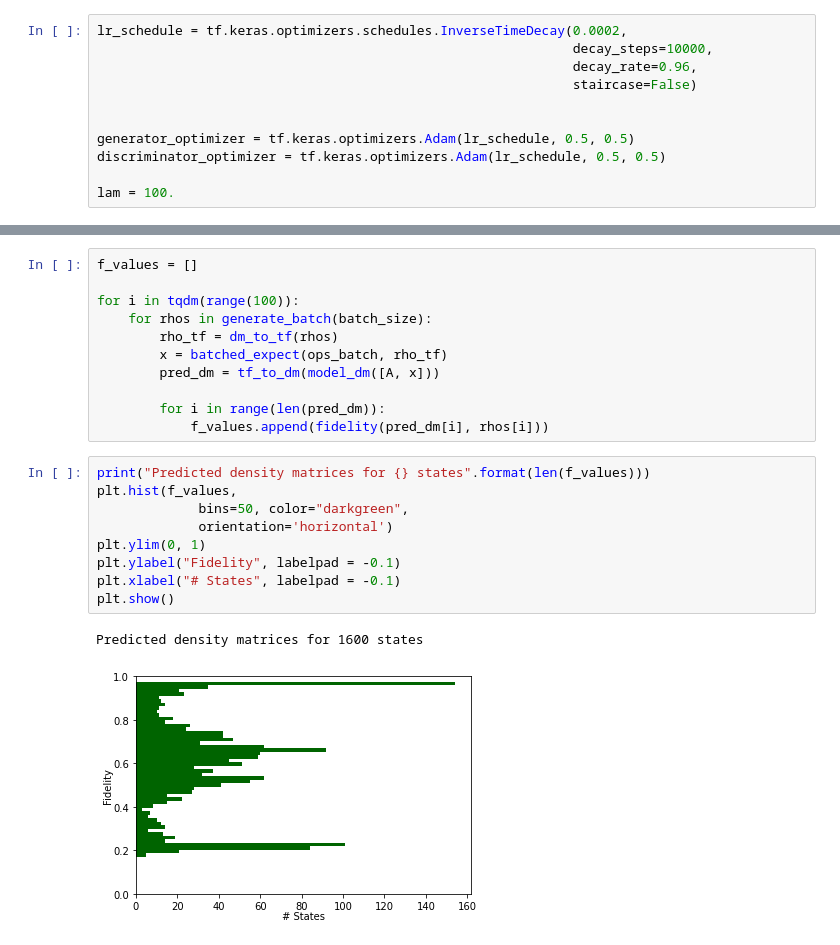
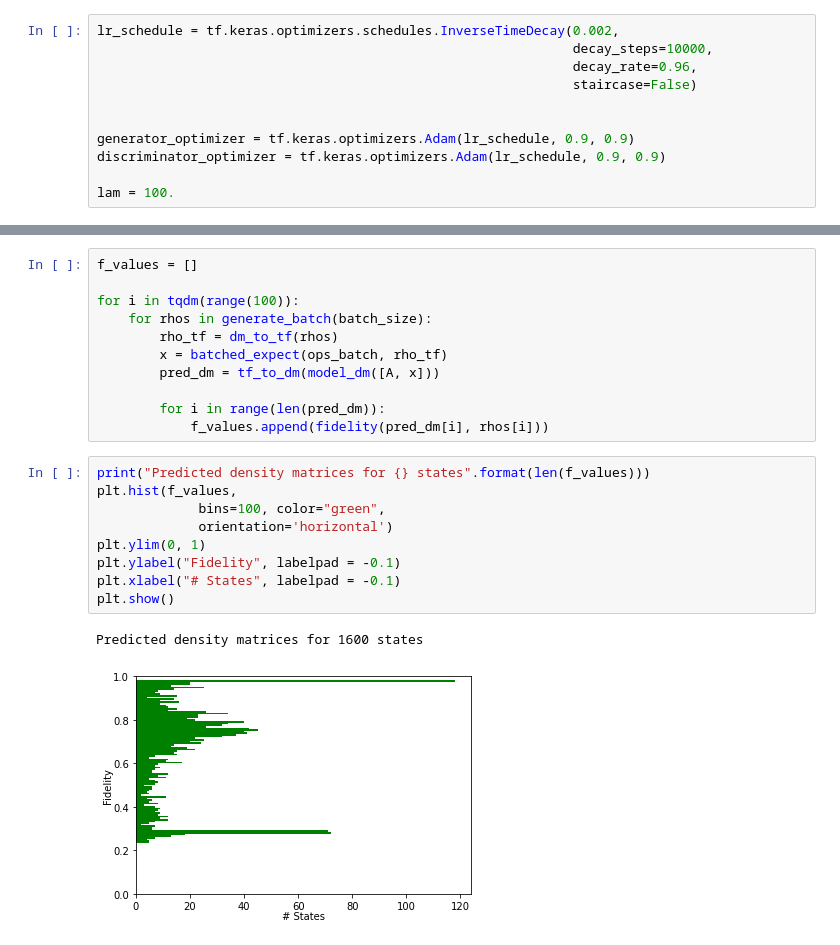
Before and after one commit to quantshah/qst-cgan, a Jupyter notebook: paper-figures/fig5a-single-shot.ipynb, the cells around one changed output, grey strips where cells are left out. Drawn from its saved outputs; the diff is of its cells as text.

```diff
--- a/paper-figures/fig5a-single-shot.ipynb
+++ b/paper-figures/fig5a-single-shot.ipynb
@@ -243,12 +233,12 @@ fidelities = []
 # %%
-lr_schedule = tf.keras.optimizers.schedules.InverseTimeDecay(0.0002,
+lr_schedule = tf.keras.optimizers.schedules.InverseTimeDecay(0.002,
                                                              decay_steps=10000,
                                                              decay_rate=0.96,
                                                              staircase=False)
 
 
-generator_optimizer = tf.keras.optimizers.Adam(lr_schedule, 0.5, 0.5)
-discriminator_optimizer = tf.keras.optimizers.Adam(lr_schedule, 0.5, 0.5)
+generator_optimizer = tf.keras.optimizers.Adam(lr_schedule, 0.9, 0.9)
+discriminator_optimizer = tf.keras.optimizers.Adam(lr_schedule, 0.9, 0.9)
 
 lam = 100.
 # %% [markdown]
@@ -367,12 +357,12 @@ for i in tqdm(range(100)):
 # %%
 print("Predicted density matrices for {} states".format(len(f_values)))
 plt.hist(f_values,
-             bins=50, color="darkgreen",
+             bins=100, color="green",
              orientation='horizontal')
 plt.ylim(0, 1)
 plt.ylabel("Fidelity", labelpad = -0.1)
 plt.xlabel("# States", labelpad = -0.1)
 plt.show()
 # %% [output]
 Predicted density matrices for 1600 states
-[figure, old version]
+[figure, new version]
```
Also changed, not shown: parts of 6 cells of this notebook, 4 other files.
